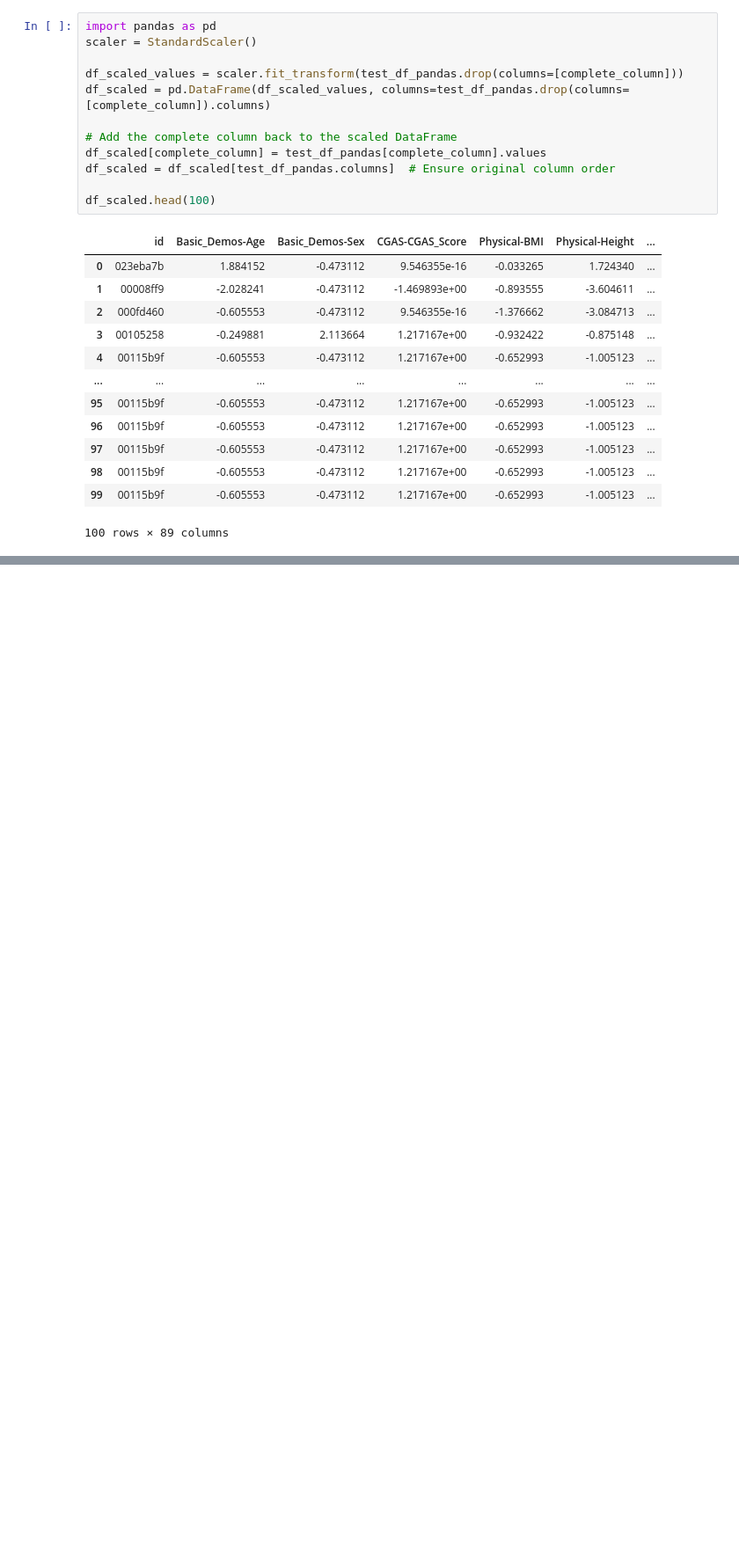
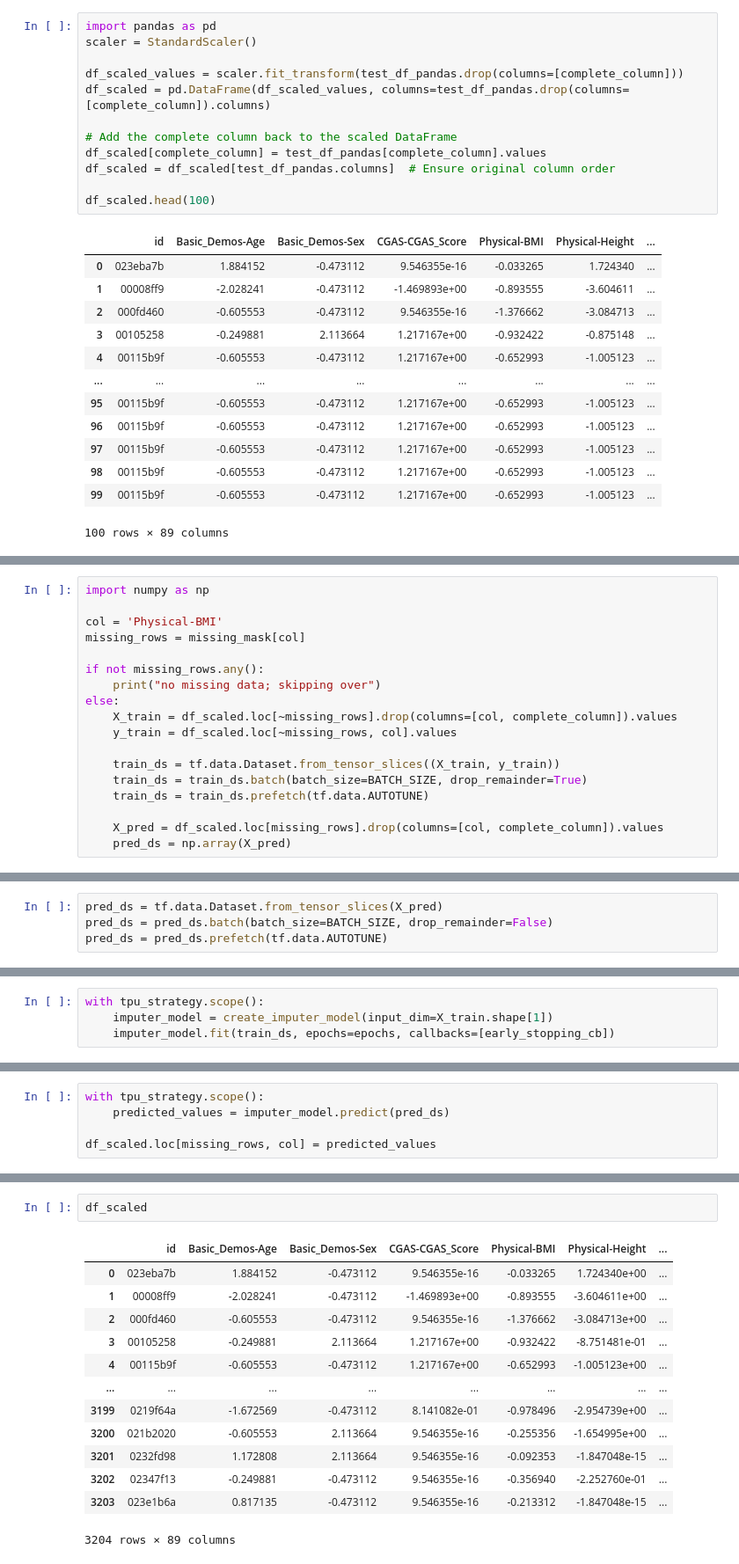
Before and after one commit to sumaniitm/child-mind-inst-problematic-internet-use-kaggle, a Jupyter notebook: suman-data-exploration.ipynb, the cells around one changed output, grey strips where cells are left out. Shown at 88% size. Saved outputs shown, nothing was run; the diff lists cells and outputs as text; blank space fills up the shorter version.

Commit message:
able to apply MICE on columns via tensorflow

```diff
--- a/suman-data-exploration.ipynb
+++ b/suman-data-exploration.ipynb
@@ -320,2 +330,20 @@ def create_imputer_model(input_dim):
     model.compile(optimizer="adamax", loss="mean_squared_error")
     return model
+# %%
+import numpy as np
+
+col = 'Physical-BMI'
+missing_rows = missing_mask[col]
+
+if not missing_rows.any():
+    print("no missing data; skipping over")
+else:
+    X_train = df_scaled.loc[~missing_rows].drop(columns=[col, complete_column]).values
+    y_train = df_scaled.loc[~missing_rows, col].values
+
+    train_ds = tf.data.Dataset.from_tensor_slices((X_train, y_train))
+    train_ds = train_ds.batch(batch_size=BATCH_SIZE, drop_remainder=True)
+    train_ds = train_ds.prefetch(tf.data.AUTOTUNE)
+
+    X_pred = df_scaled.loc[missing_rows].drop(columns=[col, complete_column]).values
+    pred_ds = np.array(X_pred)
@@ -321,0 +354,4 @@ def create_imputer_model(input_dim):
+# %%
+pred_ds = tf.data.Dataset.from_tensor_slices(X_pred)
+pred_ds = pred_ds.batch(batch_size=BATCH_SIZE, drop_remainder=False)
+pred_ds = pred_ds.prefetch(tf.data.AUTOTUNE)
@@ -321,0 +362,4 @@ def create_imputer_model(input_dim):
+# %%
+with tpu_strategy.scope():
+    imputer_model = create_imputer_model(input_dim=X_train.shape[1])
+    imputer_model.fit(train_ds, epochs=epochs, callbacks=[early_stopping_cb])
@@ -321,0 +391,5 @@ def create_imputer_model(input_dim):
+# %%
+with tpu_strategy.scope():
+    predicted_values = imputer_model.predict(pred_ds)
+
+df_scaled.loc[missing_rows, col] = predicted_values
@@ -321,0 +408,16 @@ def create_imputer_model(input_dim):
+# %%
+df_scaled
+# %% [output]
+|  | id | Basic_Demos-Age | Basic_Demos-Sex | CGAS-CGAS_Score | Physical-BMI | Physical-Height | ... |
+| 0 | 023eba7b | 1.884152 | -0.473112 | 9.546355e-16 | -0.033265 | 1.724340e+00 | ... |
+| 1 | 00008ff9 | -2.028241 | -0.473112 | -1.469893e+00 | -0.893555 | -3.604611e+00 | ... |
+| 2 | 000fd460 | -0.605553 | -0.473112 | 9.546355e-16 | -1.376662 | -3.084713e+00 | ... |
+| 3 | 00105258 | -0.249881 | 2.113664 | 1.217167e+00 | -0.932422 | -8.751481e-01 | ... |
+| 4 | 00115b9f | -0.605553 | -0.473112 | 1.217167e+00 | -0.652993 | -1.005123e+00 | ... |
+| ... | ... | ... | ... | ... | ... | ... | ... |
+| 3199 | 0219f64a | -1.672569 | -0.473112 | 8.141082e-01 | -0.978496 | -2.954739e+00 | ... |
+| 3200 | 021b2020 | -0.605553 | 2.113664 | 9.546355e-16 | -0.255356 | -1.654995e+00 | ... |
+| 3201 | 0232fd98 | 1.172808 | 2.113664 | 9.546355e-16 | -0.092353 | -1.847048e-15 | ... |
+| 3202 | 02347f13 | -0.249881 | -0.473112 | 9.546355e-16 | -0.356940 | -2.252760e-01 | ... |
+| 3203 | 023e1b6a | 0.817135 | -0.473112 | 9.546355e-16 | -0.213312 | -1.847048e-15 | ... |
+3204 rows × 89 columns
```
Also changed, not shown: parts of 12 cells of this notebook.
